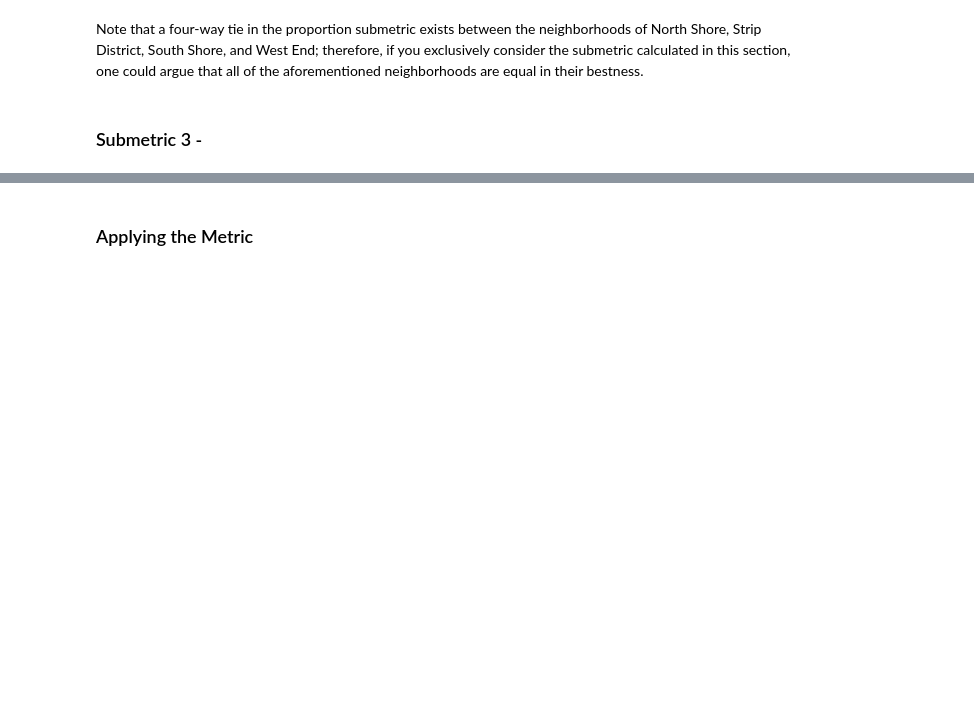
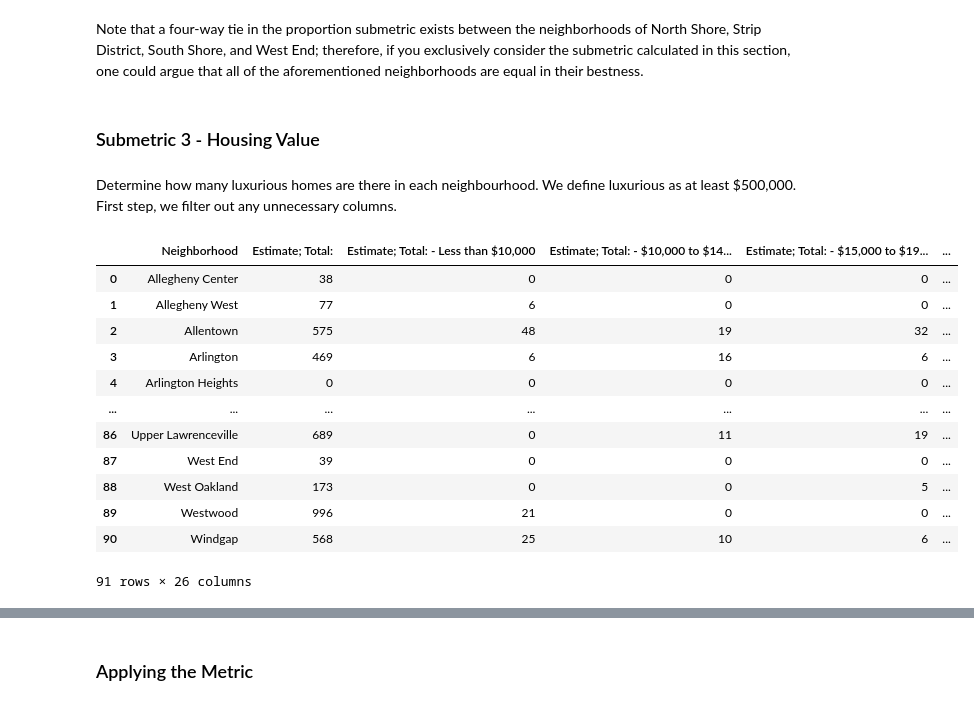
Before and after one commit to ItBeDaKang/CMPINF-0010-Final-Project, a Jupyter notebook: group_notebook.ipynb, the cells around one changed output, grey strips where cells are left out. Cells and saved outputs as stored; diff of their text form; code cells hidden in the pictures; blank space fills up the shorter version.

```diff
--- a/group_notebook.ipynb
+++ b/group_notebook.ipynb
@@ -144,4 +144,35 @@ plt.show()
 # %% [markdown]
 Note that a four-way tie in the proportion submetric exists between the neighborhoods of North Shore, Strip District, South Shore, and West End; therefore, if you exclusively consider the submetric calculated in this section, one could argue that all of the aforementioned neighborhoods are equal in their bestness.
 # %% [markdown]
-### Submetric 3 -
+### Submetric 3 - Housing Value
+# %% [markdown]
+Determine how many luxurious homes are there in each neighbourhood. We define luxurious as at least $500,000.
+First step, we filter out any unnecessary columns.
+# %%
+# Load the CSV file
+housing_data = pd.read_csv("housing value.csv")
+
+# Filter out columns that contain "Margin of Error" in their name
+# The ~ symbol negates the boolean values, switching True to False and vice versa.
+# This results in True for columns not containing "Margin of Error" and False for those that do.
+filtered_data = housing_data.loc[:, ~housing_data.columns.str.contains("Margin of Error")]
+
+# Remove the redundant 'Id' column
+filtered_data = filtered_data.loc[:, ~filtered_data.columns.str.contains("Id", case=False)]
+
+# Display the filtered data
+filtered_data
+# %% [output]
+|  | Neighborhood | Estimate; Total: | Estimate; Total: - Less than $10,000 | Estimate; Total: - $10,000 to $14... | Estimate; Total: - $15,000 to $19... | ... |
+| 0 | Allegheny Center | 38 | 0 | 0 | 0 | ... |
+| 1 | Allegheny West | 77 | 6 | 0 | 0 | ... |
+| 2 | Allentown | 575 | 48 | 19 | 32 | ... |
+| 3 | Arlington | 469 | 6 | 16 | 6 | ... |
+| 4 | Arlington Heights | 0 | 0 | 0 | 0 | ... |
+| ... | ... | ... | ... | ... | ... | ... |
+| 86 | Upper Lawrenceville | 689 | 0 | 11 | 19 | ... |
+| 87 | West End | 39 | 0 | 0 | 0 | ... |
+| 88 | West Oakland | 173 | 0 | 0 | 5 | ... |
+| 89 | Westwood | 996 | 21 | 0 | 0 | ... |
+| 90 | Windgap | 568 | 25 | 10 | 6 | ... |
+91 rows × 26 columns
```
Also changed, not shown: parts of 3 cells of this notebook.
